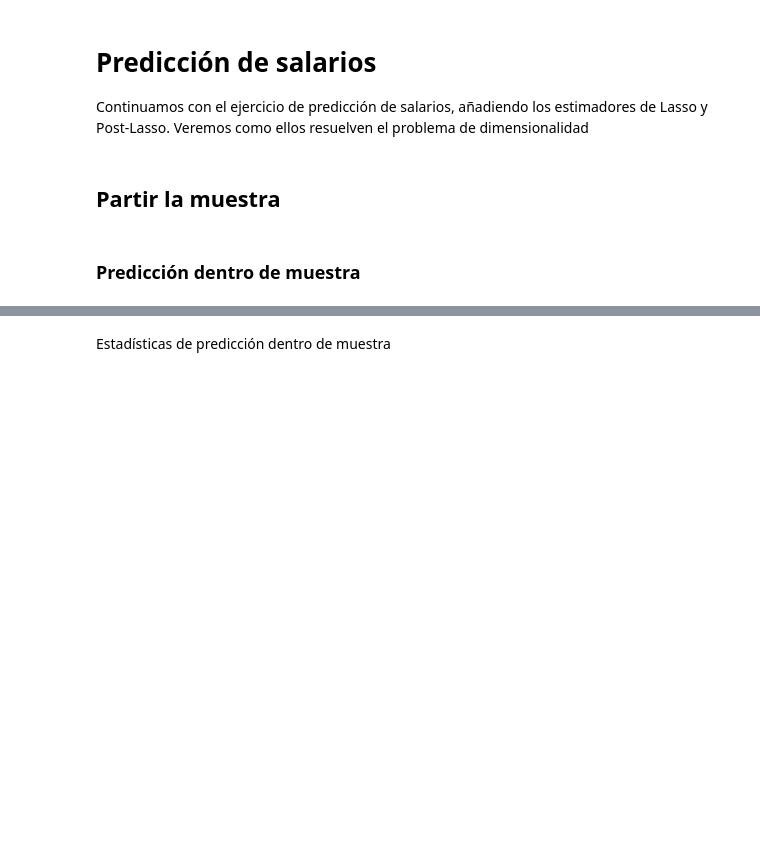
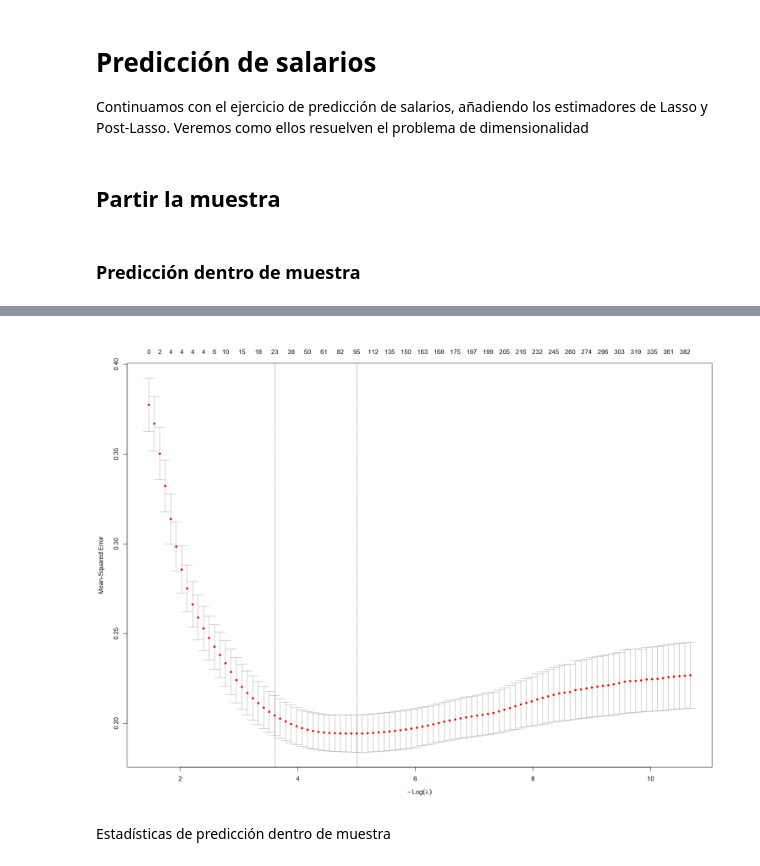
Before and after one commit to andvarga-eco/econometrics_ml, a Jupyter notebook: notebooks/lasso_wage_predict.ipynb, the cells around one changed output, grey strips where cells are left out. Saved outputs shown, nothing was run; the diff lists cells and outputs as text; code cells hidden in the pictures; blank space fills up the shorter version.

Commit message:
doble lasso update

```diff
--- a/notebooks/lasso_wage_predict.ipynb
+++ b/notebooks/lasso_wage_predict.ipynb
@@ -53,3 +67,7 @@ cat("Número de coeficientes distintos de cero con lambda.min:", nz, "\n")
+# %%
+plot(fit_lasso_cv)
+# %% [output]
+[figure, added]
 # %% [markdown]
 Estadísticas de predicción dentro de muestra
 # %%
```
Also changed, not shown: parts of 11 cells of this notebook, 4 other files.
